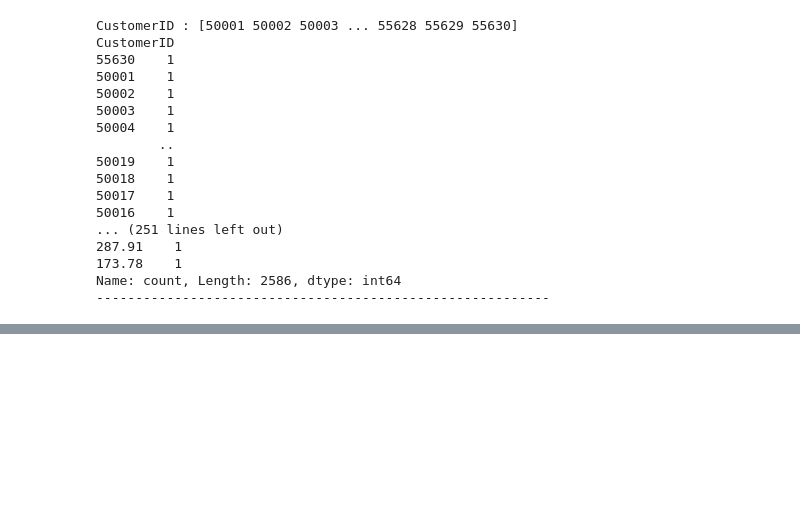
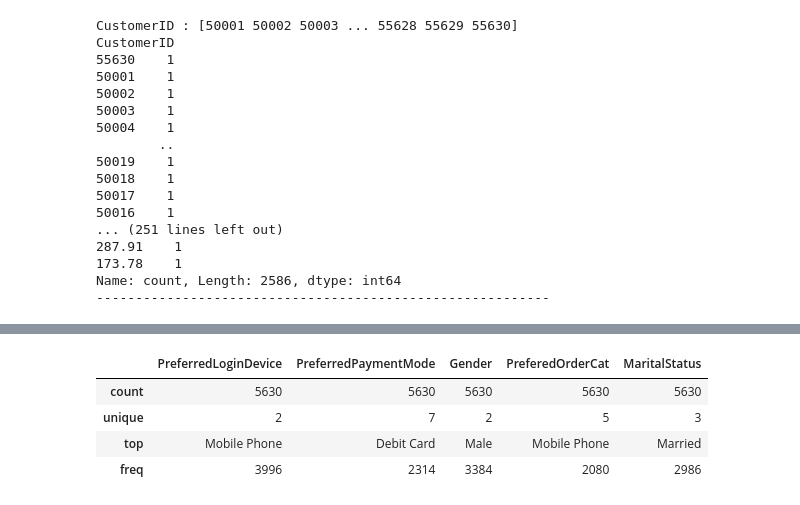
Before and after one commit to shivamtyagi577/E-commerce-Customer-End-to-End-Churn, a Jupyter notebook: E_Commerce_Customer_Churn_End_to_End_ML_Project.ipynb, the cells around one changed output, grey strips where cells are left out. Saved outputs shown, nothing was run; the diff lists cells and outputs as text; code cells hidden in the pictures; blank space fills up the shorter version.

```diff
--- a/E_Commerce_Customer_Churn_End_to_End_ML_Project.ipynb
+++ b/E_Commerce_Customer_Churn_End_to_End_ML_Project.ipynb
@@ -229,0 +242,8 @@ Name: count, Length: 2586, dtype: int64
+# %%
+df.describe(include='O')
+# %% [output]
+|  | PreferredLoginDevice | PreferredPaymentMode | Gender | PreferedOrderCat | MaritalStatus |
+| count | 5630 | 5630 | 5630 | 5630 | 5630 |
+| unique | 2 | 7 | 2 | 5 | 3 |
+| top | Mobile Phone | Debit Card | Male | Mobile Phone | Married |
+| freq | 3996 | 2314 | 3384 | 2080 | 2986 |
```
Also changed, not shown: parts of 6 cells of this notebook.
